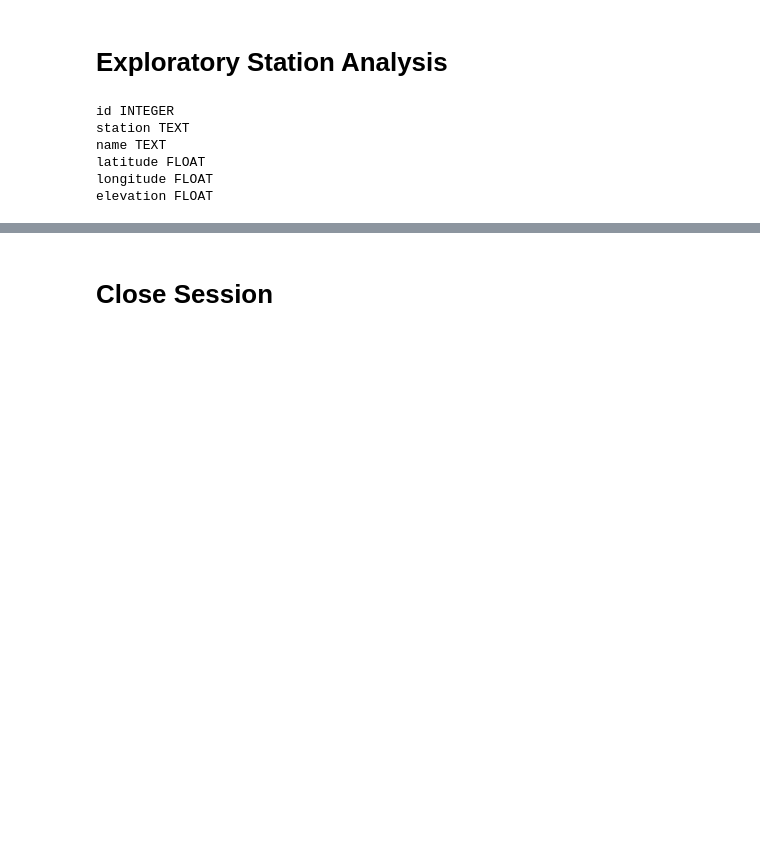
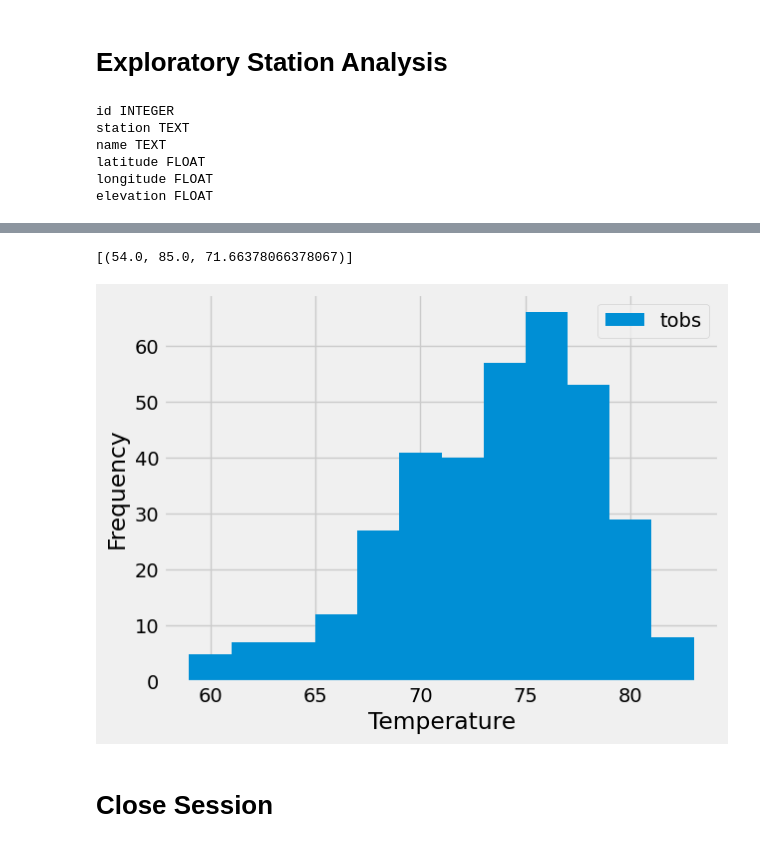
Before and after one commit to eaveltre21189/sqlalchemy-challenge, a Jupyter notebook: Surfs_Up/climate_starter.ipynb, the cells around one changed output, grey strips where cells are left out. Cells and saved outputs as stored; diff of their text form; code cells hidden in the pictures; blank space fills up the shorter version.

```diff
--- a/Surfs_Up/climate_starter.ipynb
+++ b/Surfs_Up/climate_starter.ipynb
@@ -124,2 +141,6 @@ elevation FLOAT
 # %%
 # Using the most active station id from the previous query, calculate the lowest, highest, and average temperature.
+session.query(func.min(Measurement.tobs), func.max(Measurement.tobs), func.avg(Measurement.tobs)).\
+    filter(Measurement.station == 'USC00519281').all()
+# %% [output]
+[(54.0, 85.0, 71.66378066378067)]
@@ -129,3 +147,23 @@ elevation FLOAT
+# %%
+# Using the most active station id
+# Query the last 12 months of temperature observation data for this station and plot the results as a histogram
+temp_data = session.query(Measurement.date, Measurement.tobs).\
+    filter(Measurement.station == 'USC00519281').\
+    filter(Measurement.date >= year_ago).all()
+
+# Save the query results as a Pandas DataFrame. Explicitly set the column names
+temp_df = pd.DataFrame(temp_data, columns=['Date', 'tobs'])
+temp_df.set_index('Date', inplace=True)
+temp_df = temp_df.dropna()
+
+# Use Pandas Plotting with Matplotlib to plot the data
+temp_df.hist(bins=12, legend=True)
+plt.xlabel('Temperature')
+plt.ylabel('Frequency')
+plt.title('')
+plt.show()
+# %% [output]
+[figure, added]
 # %% [markdown]
 # Close Session
 # %%
```
Also changed, not shown: parts of 3 cells of this notebook.
